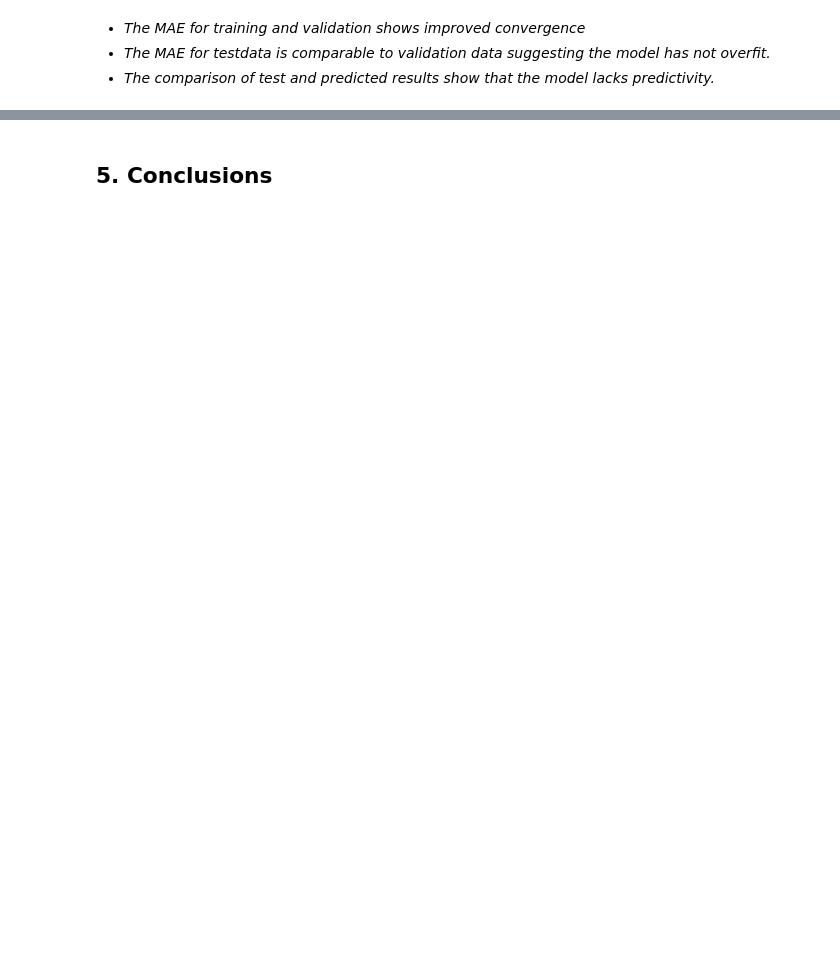
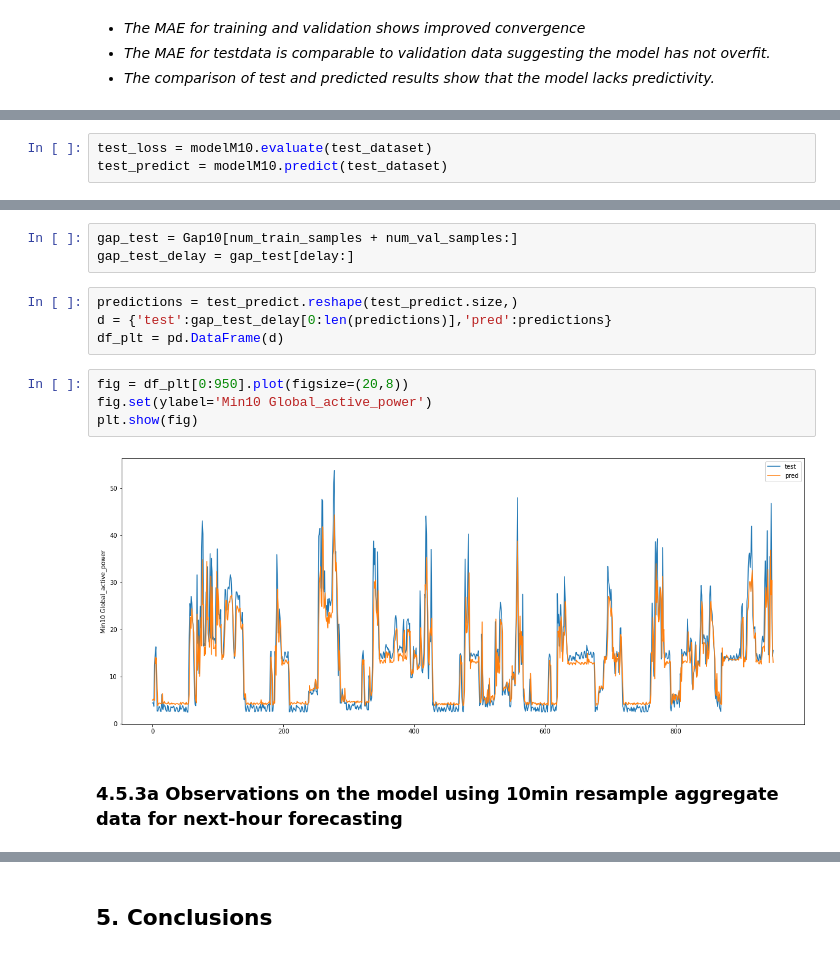
Before and after one commit to RitwickRoy/Machine_Learning_Notebooks, a Jupyter notebook: HouseholdPowerConsumption_LSTM.ipynb, the cells around one changed output, grey strips where cells are left out. Saved outputs shown, nothing was run; the diff lists cells and outputs as text; blank space fills up the shorter version.

```diff
--- a/HouseholdPowerConsumption_LSTM.ipynb
+++ b/HouseholdPowerConsumption_LSTM.ipynb
@@ -1122,0 +1303,3 @@ plt.show(fig)
+# %%
+test_loss = modelM10.evaluate(test_dataset)
+test_predict = modelM10.predict(test_dataset)
@@ -1122,0 +1308,16 @@ plt.show(fig)
+# %%
+gap_test = Gap10[num_train_samples + num_val_samples:]
+gap_test_delay = gap_test[delay:]
+# %%
+predictions = test_predict.reshape(test_predict.size,)
+d = {'test':gap_test_delay[0:len(predictions)],'pred':predictions}
+df_plt = pd.DataFrame(d)
+# %%
+fig = df_plt[0:950].plot(figsize=(20,8))
+fig.set(ylabel='Min10 Global_active_power')
+plt.show(fig)
+# %% [output]
+[figure, added]
+# %% [markdown]
+<a id='BM_10R_NH_obs'></a>
+### 4.5.3a Observations on the model using 10min resample aggregate data for next-hour forecasting
```
Also changed, not shown: parts of 57 cells of this notebook.
